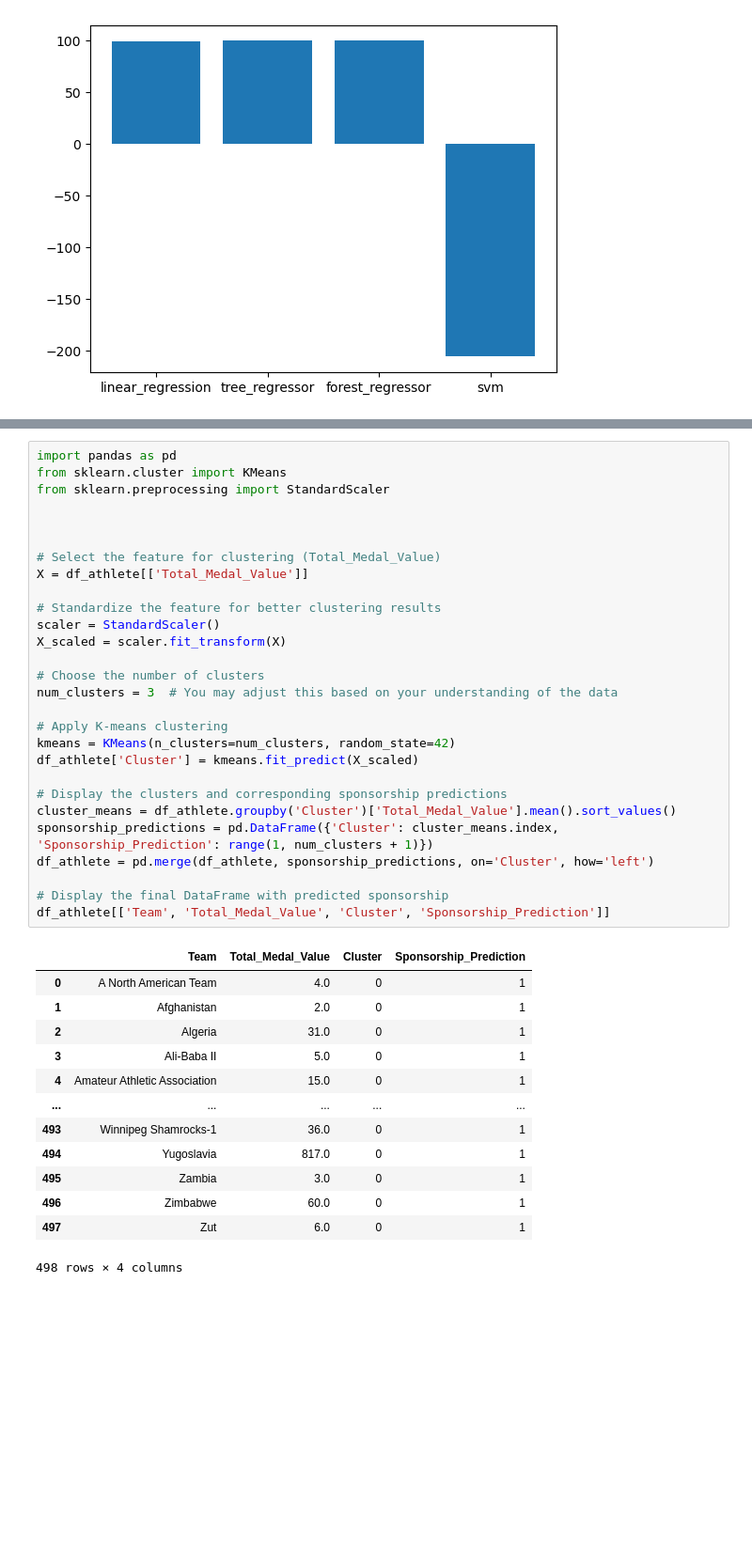
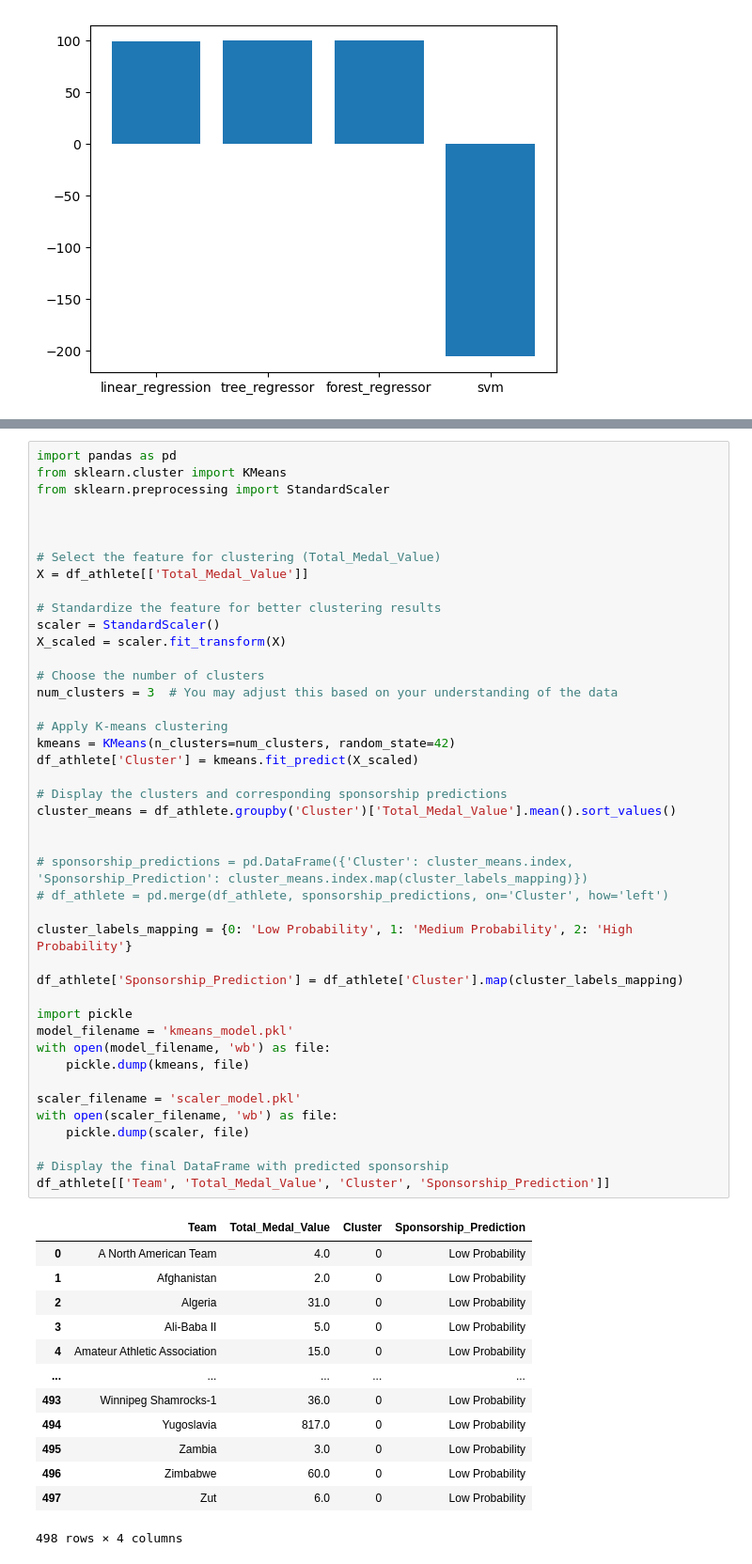
Before and after one commit to DSTeam-10/Olympics_Data_Analysis, a Jupyter notebook: OlympicSponsorshipPrediction.ipynb, the cells around one changed output, grey strips where cells are left out. Shown: that part at 94% size. Drawn from its saved outputs; the diff is of its cells as text; blank space fills up the shorter version.

```diff
--- a/OlympicSponsorshipPrediction.ipynb
+++ b/OlympicSponsorshipPrediction.ipynb
@@ -475,42 +475,57 @@ df_athlete.head()
 # %%
 import pandas as pd
 from sklearn.cluster import KMeans
 from sklearn.preprocessing import StandardScaler
 
 
 
 # Select the feature for clustering (Total_Medal_Value)
 X = df_athlete[['Total_Medal_Value']]
 
 # Standardize the feature for better clustering results
 scaler = StandardScaler()
 X_scaled = scaler.fit_transform(X)
 
 # Choose the number of clusters
 num_clusters = 3  # You may adjust this based on your understanding of the data
 
 # Apply K-means clustering
 kmeans = KMeans(n_clusters=num_clusters, random_state=42)
 df_athlete['Cluster'] = kmeans.fit_predict(X_scaled)
 
 # Display the clusters and corresponding sponsorship predictions
 cluster_means = df_athlete.groupby('Cluster')['Total_Medal_Value'].mean().sort_values()
-sponsorship_predictions = pd.DataFrame({'Cluster': cluster_means.index, 'Sponsorship_Prediction': range(1, num_clusters + 1)})
-df_athlete = pd.merge(df_athlete, sponsorship_predictions, on='Cluster', how='left')
+
+
+# sponsorship_predictions = pd.DataFrame({'Cluster': cluster_means.index, 'Sponsorship_Prediction': cluster_means.index.map(cluster_labels_mapping)})
+# df_athlete = pd.merge(df_athlete, sponsorship_predictions, on='Cluster', how='left')
+
+cluster_labels_mapping = {0: 'Low Probability', 1: 'Medium Probability', 2: 'High Probability'}
+
+df_athlete['Sponsorship_Prediction'] = df_athlete['Cluster'].map(cluster_labels_mapping)
+
+import pickle
+model_filename = 'kmeans_model.pkl'
+with open(model_filename, 'wb') as file:
+    pickle.dump(kmeans, file)
+
+scaler_filename = 'scaler_model.pkl'
+with open(scaler_filename, 'wb') as file:
+    pickle.dump(scaler, file)
 
 # Display the final DataFrame with predicted sponsorship
 df_athlete[['Team', 'Total_Medal_Value', 'Cluster', 'Sponsorship_Prediction']]
 # %% [output]
 |  | Team | Total_Medal_Value | Cluster | Sponsorship_Prediction |
-| 0 | A North American Team | 4.0 | 0 | 1 |
-| 1 | Afghanistan | 2.0 | 0 | 1 |
-| 2 | Algeria | 31.0 | 0 | 1 |
-| 3 | Ali-Baba II | 5.0 | 0 | 1 |
-| 4 | Amateur Athletic Association | 15.0 | 0 | 1 |
+| 0 | A North American Team | 4.0 | 0 | Low Probability |
+| 1 | Afghanistan | 2.0 | 0 | Low Probability |
+| 2 | Algeria | 31.0 | 0 | Low Probability |
+| 3 | Ali-Baba II | 5.0 | 0 | Low Probability |
+| 4 | Amateur Athletic Association | 15.0 | 0 | Low Probability |
 | ... | ... | ... | ... | ... |
-| 493 | Winnipeg Shamrocks-1 | 36.0 | 0 | 1 |
-| 494 | Yugoslavia | 817.0 | 0 | 1 |
-| 495 | Zambia | 3.0 | 0 | 1 |
-| 496 | Zimbabwe | 60.0 | 0 | 1 |
-| 497 | Zut | 6.0 | 0 | 1 |
+| 493 | Winnipeg Shamrocks-1 | 36.0 | 0 | Low Probability |
+| 494 | Yugoslavia | 817.0 | 0 | Low Probability |
+| 495 | Zambia | 3.0 | 0 | Low Probability |
+| 496 | Zimbabwe | 60.0 | 0 | Low Probability |
+| 497 | Zut | 6.0 | 0 | Low Probability |
 498 rows × 4 columns
```
Also changed, not shown: parts of 4 cells of this notebook, 9 other files.
